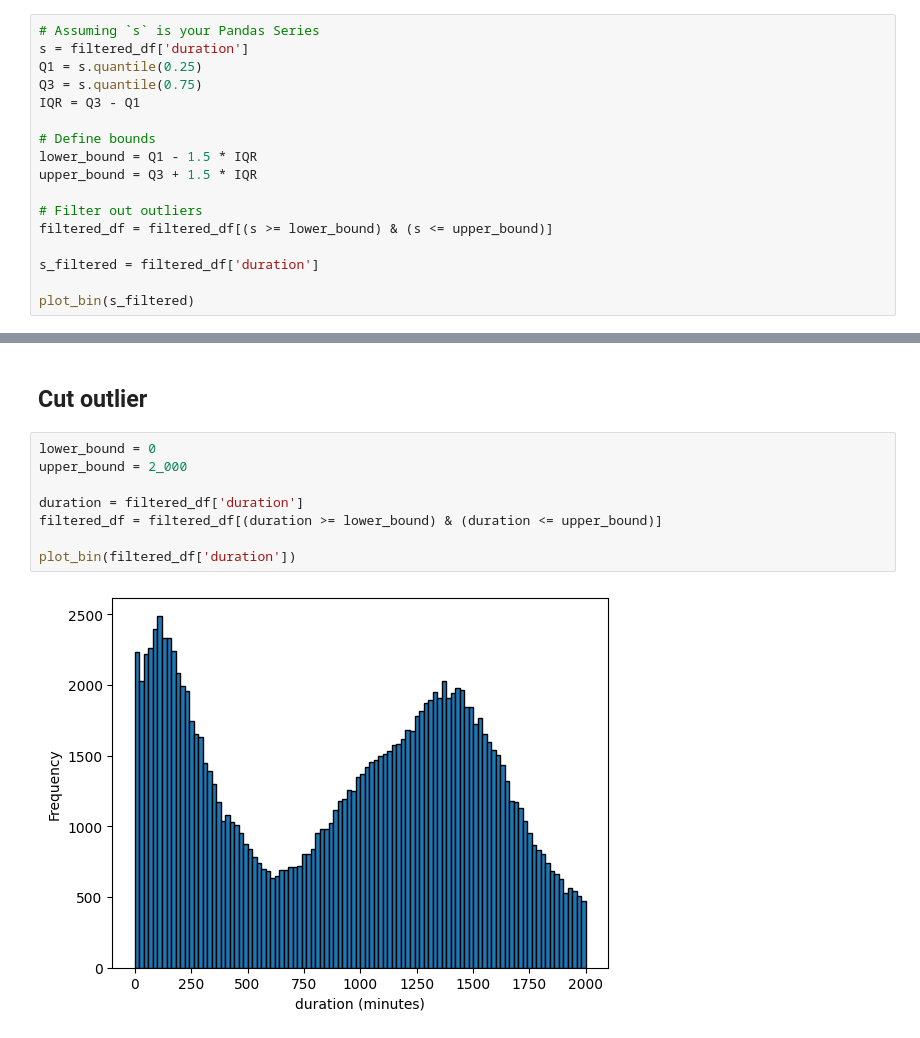
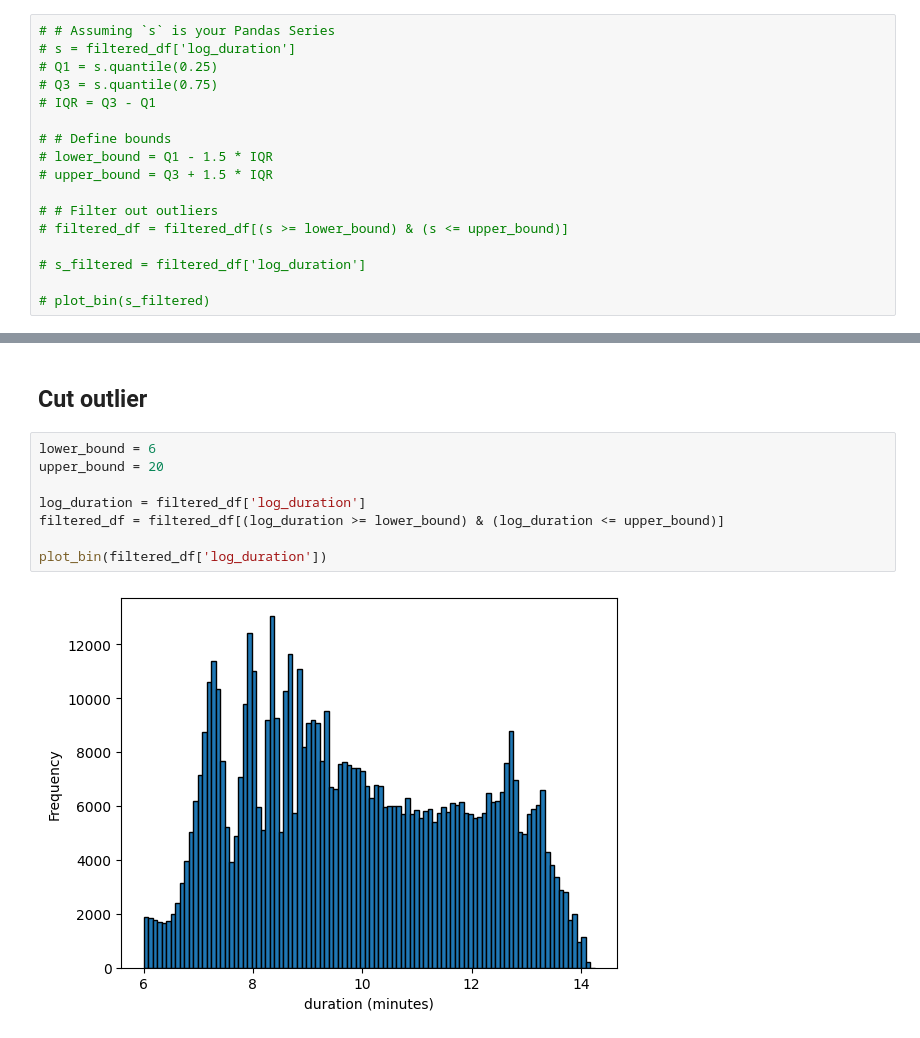
Before and after one commit to CP-RektMart/traffy-sunglui, a Jupyter notebook: ML/data_prep.ipynb, the cells around one changed output, grey strips where cells are left out. Saved outputs shown, nothing was run; the diff lists cells and outputs as text.

Commit message:
feat: cut outlier

```diff
--- a/ML/data_prep.ipynb
+++ b/ML/data_prep.ipynb
@@ -244,17 +244,17 @@ plot_bin(s)
 # %%
-# Assuming `s` is your Pandas Series
-s = filtered_df['duration']
-Q1 = s.quantile(0.25)
-Q3 = s.quantile(0.75)
-IQR = Q3 - Q1
+# # Assuming `s` is your Pandas Series
+# s = filtered_df['log_duration']
+# Q1 = s.quantile(0.25)
+# Q3 = s.quantile(0.75)
+# IQR = Q3 - Q1
 
-# Define bounds
-lower_bound = Q1 - 1.5 * IQR
-upper_bound = Q3 + 1.5 * IQR
+# # Define bounds
+# lower_bound = Q1 - 1.5 * IQR
+# upper_bound = Q3 + 1.5 * IQR
 
-# Filter out outliers
-filtered_df = filtered_df[(s >= lower_bound) & (s <= upper_bound)]
+# # Filter out outliers
+# filtered_df = filtered_df[(s >= lower_bound) & (s <= upper_bound)]
 
-s_filtered = filtered_df['duration']
+# s_filtered = filtered_df['log_duration']
 
-plot_bin(s_filtered)
+# plot_bin(s_filtered)
@@ -263,12 +261,12 @@ plot_bin(s_filtered)
 # %% [markdown]
 ## Cut outlier
 # %%
-lower_bound = 0
-upper_bound = 2_000
+lower_bound = 6
+upper_bound = 20
 
-duration = filtered_df['duration']
-filtered_df = filtered_df[(duration >= lower_bound) & (duration <= upper_bound)]
+log_duration = filtered_df['log_duration']
+filtered_df = filtered_df[(log_duration >= lower_bound) & (log_duration <= upper_bound)]
 
-plot_bin(filtered_df['duration'])
+plot_bin(filtered_df['log_duration'])
 # %% [output]
-[figure, old version]
+[figure, new version]
```
Also changed, not shown: parts of 15 cells of this notebook, 1 other file.
